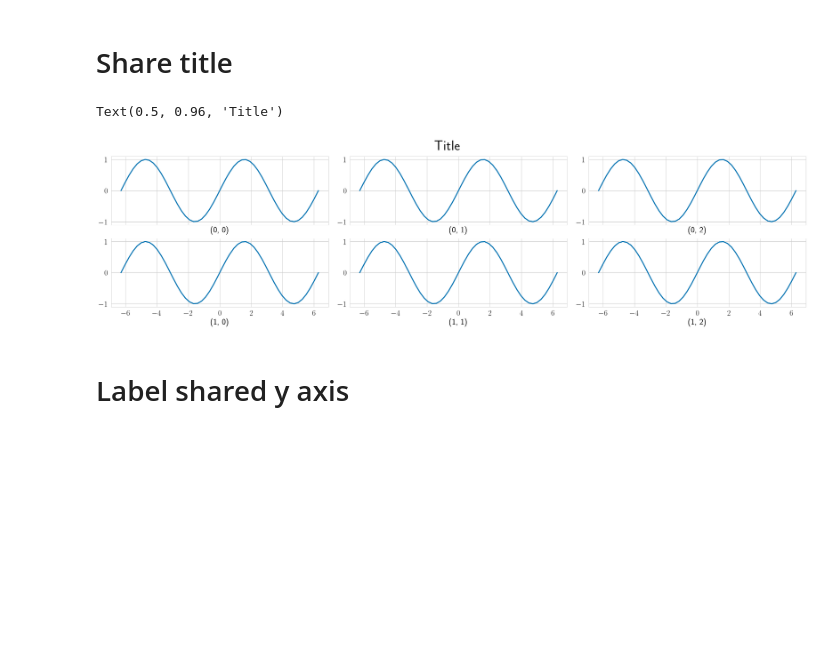
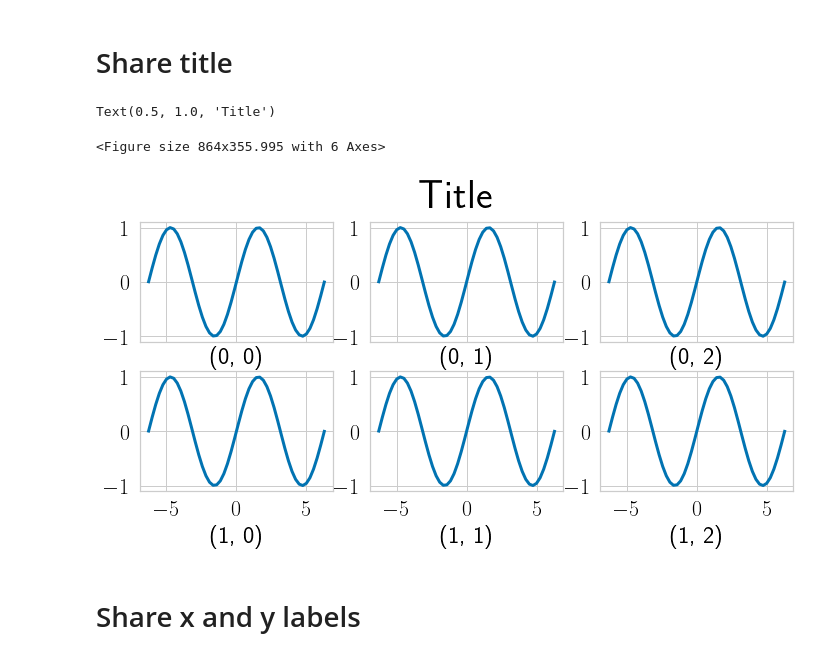
Before and after one commit to KeAWang/kondo, a Jupyter notebook: subplots.ipynb, the cells around one changed output. Cells and saved outputs as stored; diff of their text form; code cells hidden in the pictures; blank space fills up the shorter version.

```diff
--- a/subplots.ipynb
+++ b/subplots.ipynb
@@ -14,5 +12,5 @@ def make_axes_grid(ncols=1, nrows=1, w=12, h=4, **subplots_kwargs):
 # %%
-fig, axes = make_axes_grid(ncols=3, nrows=2)
+fig, axes = make_subplots(ncols=4, nrows=2, w=6, h_to_w=0.5)
 for ax in axes.flat:
     ax.plot(x, y)
 # %% [output]
@@ -20,7 +19,7 @@ for ax in axes.flat:
 # %% [markdown]
 # Label each plot
 # %%
-fig, axes = make_axes_grid(ncols=3, nrows=2)
+fig, axes = make_subplots(ncols=3, nrows=2)
 for i in range(axes.shape[0]):
     for j in range(axes.shape[1]):
         ax = axes[i][j]
@@ -31,11 +31,10 @@ for i in range(axes.shape[0]):
 # %% [markdown]
 # Fix up the spacing
 # %%
-fig, axes = make_axes_grid(ncols=3, nrows=2)
+fig, axes = make_subplots(ncols=3, nrows=2, hspace=0.6, wspace=0.1)
 for i in range(axes.shape[0]):
     for j in range(axes.shape[1]):
         ax = axes[i][j]
         ax.plot(x, y)
         ax.set(xlabel=f"{(i, j)}")
-plt.subplots_adjust(hspace=0.35, wspace=0.1)
 # %% [output]
@@ -43,11 +43,10 @@ plt.subplots_adjust(hspace=0.35, wspace=0.1)
 # %% [markdown]
 # Share x axis
 # %%
-fig, axes = make_axes_grid(ncols=3, nrows=2, sharex=True)
+fig, axes = make_subplots(ncols=3, nrows=2, sharex=True, hspace=0.25, wspace=0.1)
 for i in range(axes.shape[0]):
     for j in range(axes.shape[1]):
         ax = axes[i][j]
         ax.plot(x, y)
         ax.set(xlabel=f"{(i, j)}")
-plt.subplots_adjust(hspace=0.2, wspace=0.1)
 # %% [output]
@@ -55,19 +55,19 @@ plt.subplots_adjust(hspace=0.2, wspace=0.1)
 # %% [markdown]
 # Share title
 # %%
-fig, axes = make_axes_grid(ncols=3, nrows=2, sharex=True)
+fig, axes = make_subplots(ncols=3, nrows=2, sharex=True, hspace=0.25, wspace=0.1)
 for i in range(axes.shape[0]):
     for j in range(axes.shape[1]):
         ax = axes[i][j]
         ax.plot(x, y)
         ax.set(xlabel=f"{(i, j)}")
-plt.subplots_adjust(hspace=0.2, wspace=0.1)
-fig.suptitle("Title", y=0.96, fontsize=40)
+fig.suptitle("Title", y=1.0, fontsize=40)
 # %% [output]
-Text(0.5, 0.96, 'Title')
+Text(0.5, 1.0, 'Title')
+<Figure size 864x355.995 with 6 Axes>
-[figure, old version]
+[figure, new version]
-# %% [markdown]
-# Label shared y axis
+# %% [markdown]
+# Share x and y labels
 # %%
 def suplabel(fig, axis, label, labelpad=1, ha="center", va="center", **label_prop):
     """ Add super ylabel or xlabel to the figure, similar to matplotlib.suptitle
```
Also changed, not shown: parts of 7 cells of this notebook, 5 other files.
